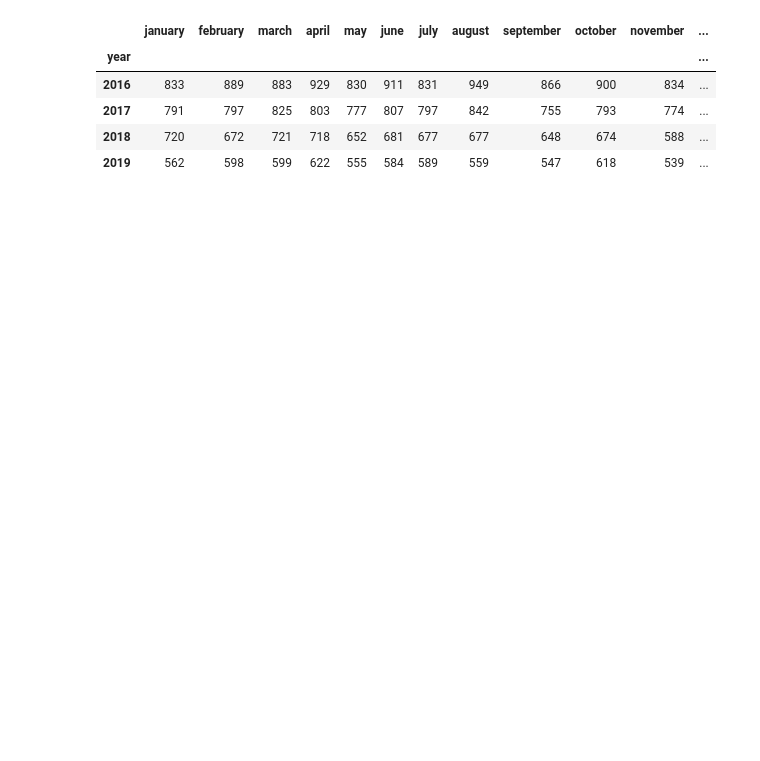
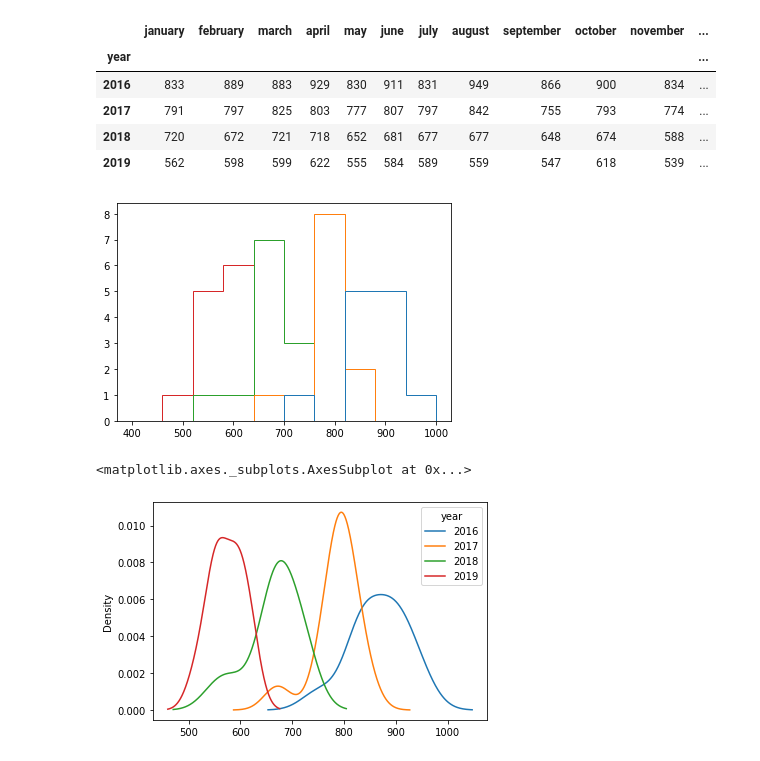
Before and after one commit to sararasmussn/2020Fall_projects, a Jupyter notebook: saralr2_is597pr_chicago_analysis.ipynb, the cells around one changed output. Drawn from its saved outputs; the diff is of its cells as text; code cells hidden in the pictures; blank space fills up the shorter version.

Commit message:
Added session distribution graphs

```diff
--- a/saralr2_is597pr_chicago_analysis.ipynb
+++ b/saralr2_is597pr_chicago_analysis.ipynb
@@ -90,7 +112,8 @@ for month, num in days_in_month.items():
     #cs_by_year["avg sessions/ day: " + month] = cs_by_year[month] / num
     spd[month] = cs_by_year[month] / num
 
-spd.astype('int64')  # Avg sessions per day (total sessions per month / number of days in month)
+spd = spd.astype('int64')  # Avg sessions per day (total sessions per month / number of days in month)
+spd
 # %% [output]
 |  | january | february | march | april | may | june | july | august | september | october | november | ... |
 | year |  |  |  |  |  |  |  |  |  |  |  | ... |
@@ -98,3 +121,15 @@ spd.astype('int64')  # Avg sessions per day (total sessions per month / number o
 | 2017 | 791 | 797 | 825 | 803 | 777 | 807 | 797 | 842 | 755 | 793 | 774 | ... |
 | 2018 | 720 | 672 | 721 | 718 | 652 | 681 | 677 | 677 | 648 | 674 | 588 | ... |
 | 2019 | 562 | 598 | 599 | 622 | 555 | 584 | 589 | 559 | 547 | 618 | 539 | ... |
+# %%
+# Source: https://github.com/iSchool-597PR/Examples_Fa20/blob/master/week_07/Probability_Distributions.ipynb
+# Source: https://matplotlib.org/3.3.3/api/_as_gen/matplotlib.pyplot.hist.html
+plt.hist(spd, histtype="step", bins="auto", range=(400,1000))
+plt.show()
+
+# Source: https://pandas.pydata.org/pandas-docs/stable/reference/api/pandas.DataFrame.plot.density.html
+spd.T.plot.kde()
+# %% [output]
+[figure, added]
+<matplotlib.axes._subplots.AxesSubplot at 0x...>
+[figure, added]
```
Also changed, not shown: parts of 6 cells of this notebook.
